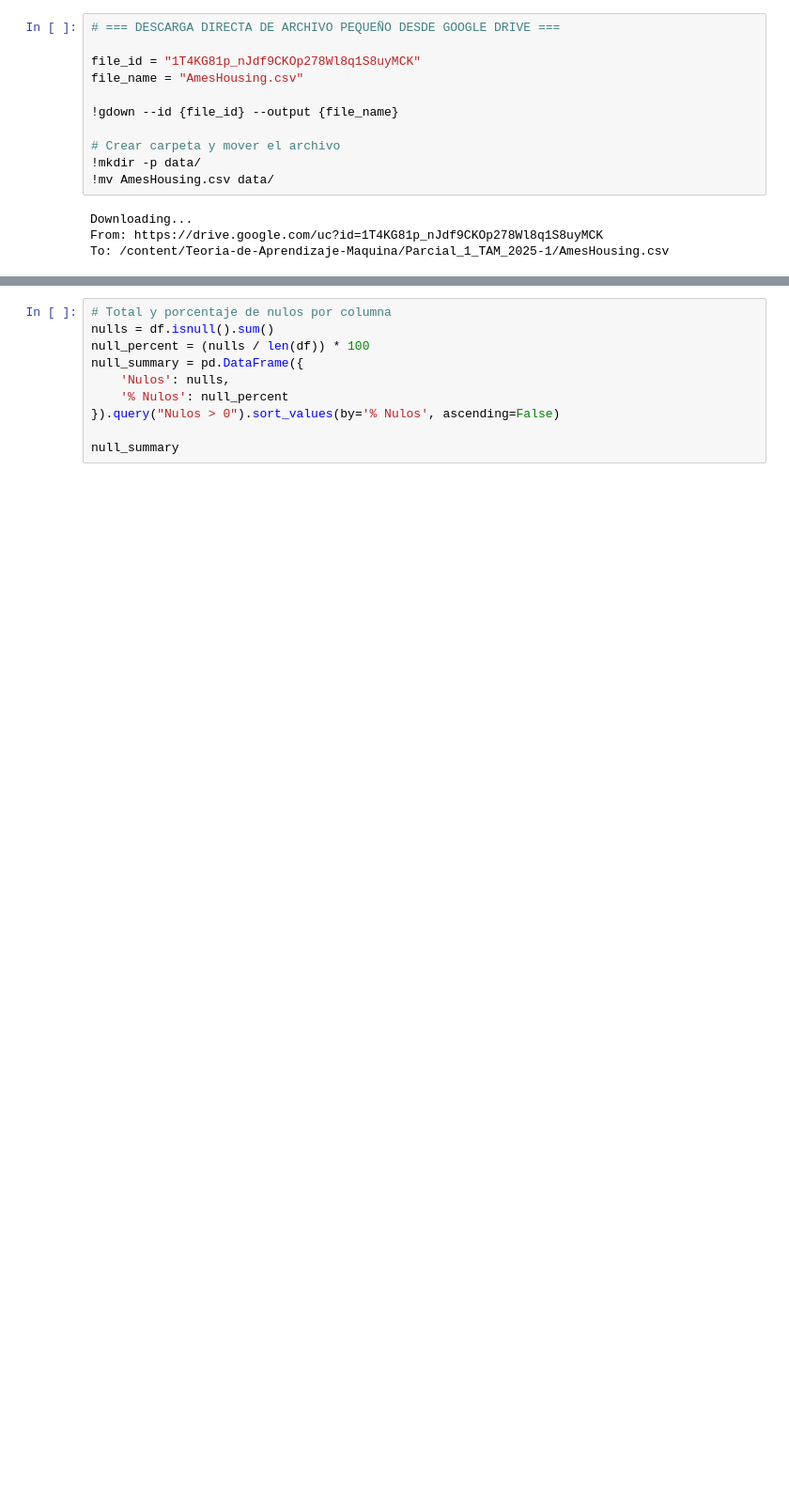
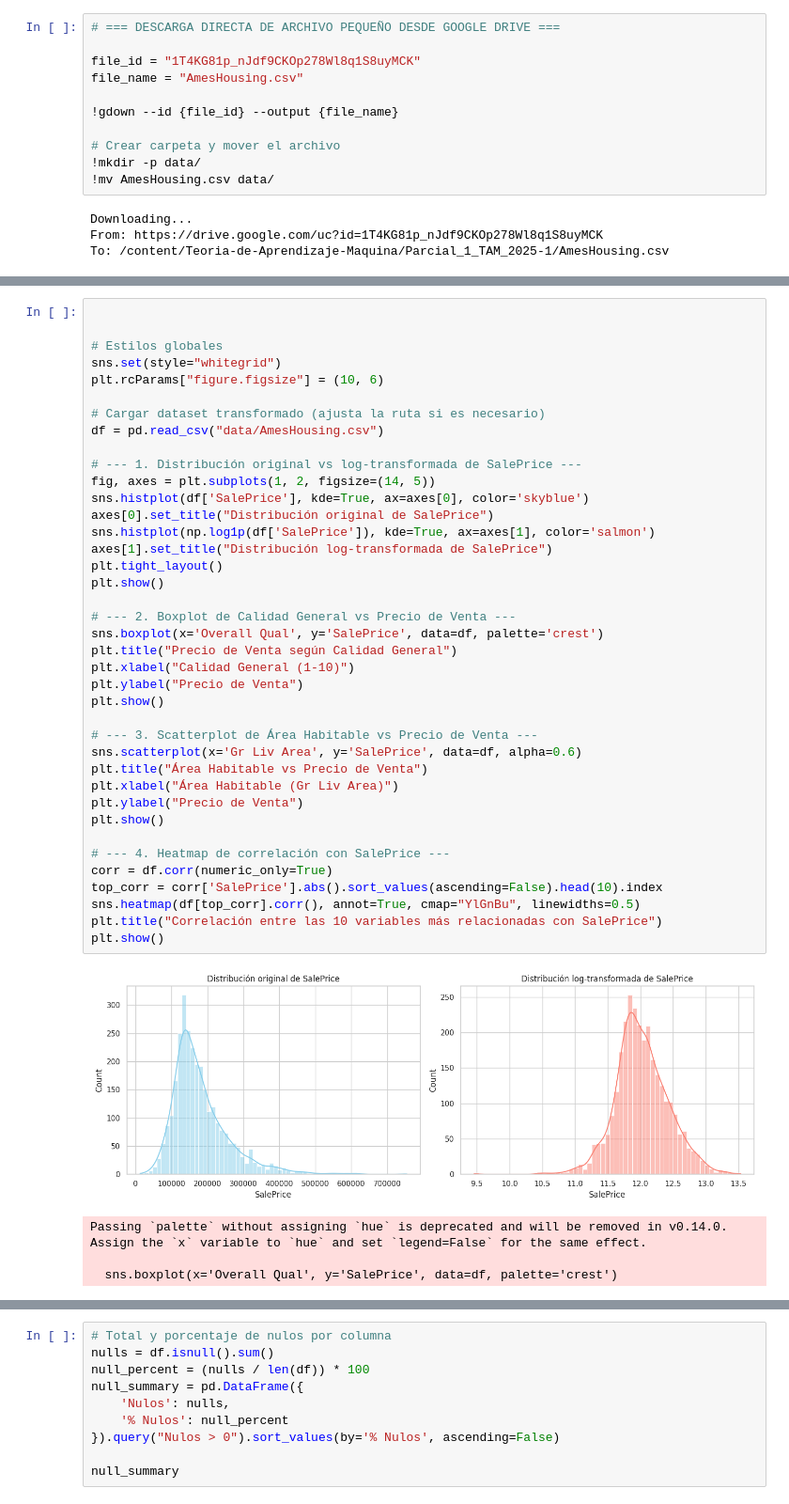
Before and after one commit to johanstevenbejarano/Teoria-de-Aprendizaje-Maquina, a Jupyter notebook: Parcial_1_TAM_2025-1/notebooks/eda_preprocesamiento.ipynb, the cells around one changed output, grey strips where cells are left out. Shown at 94% size. Cells and saved outputs as stored; diff of their text form; blank space fills up the shorter version.

Commit message:
notebook de EDA y preprocesamiento completo para Ames Housing

```diff
--- a/Parcial_1_TAM_2025-1/notebooks/eda_preprocesamiento.ipynb
+++ b/Parcial_1_TAM_2025-1/notebooks/eda_preprocesamiento.ipynb
@@ -185,0 +152,44 @@ Además, se analizaron variables con alta asimetría que podrían requerir trans
+# %%
+
+
+# Estilos globales
+sns.set(style="whitegrid")
+plt.rcParams["figure.figsize"] = (10, 6)
+
+# Cargar dataset transformado (ajusta la ruta si es necesario)
+df = pd.read_csv("data/AmesHousing.csv")
+
+# --- 1. Distribución original vs log-transformada de SalePrice ---
+fig, axes = plt.subplots(1, 2, figsize=(14, 5))
+sns.histplot(df['SalePrice'], kde=True, ax=axes[0], color='skyblue')
+axes[0].set_title("Distribución original de SalePrice")
+sns.histplot(np.log1p(df['SalePrice']), kde=True, ax=axes[1], color='salmon')
+axes[1].set_title("Distribución log-transformada de SalePrice")
+plt.tight_layout()
+plt.show()
+
+# --- 2. Boxplot de Calidad General vs Precio de Venta ---
+sns.boxplot(x='Overall Qual', y='SalePrice', data=df, palette='crest')
+plt.title("Precio de Venta según Calidad General")
+plt.xlabel("Calidad General (1-10)")
+plt.ylabel("Precio de Venta")
+plt.show()
+
+# --- 3. Scatterplot de Área Habitable vs Precio de Venta ---
+sns.scatterplot(x='Gr Liv Area', y='SalePrice', data=df, alpha=0.6)
+plt.title("Área Habitable vs Precio de Venta")
+plt.xlabel("Área Habitable (Gr Liv Area)")
+plt.ylabel("Precio de Venta")
+plt.show()
+
+# --- 4. Heatmap de correlación con SalePrice ---
+corr = df.corr(numeric_only=True)
+top_corr = corr['SalePrice'].abs().sort_values(ascending=False).head(10).index
+sns.heatmap(df[top_corr].corr(), annot=True, cmap="YlGnBu", linewidths=0.5)
+plt.title("Correlación entre las 10 variables más relacionadas con SalePrice")
+plt.show()
+# %% [output]
+[figure, added]
+Passing `palette` without assigning `hue` is deprecated and will be removed in v0.14.0. Assign the `x` variable to `hue` and set `legend=False` for the same effect.
+
+  sns.boxplot(x='Overall Qual', y='SalePrice', data=df, palette='crest')
```
Also changed, not shown: parts of 35 cells of this notebook.
